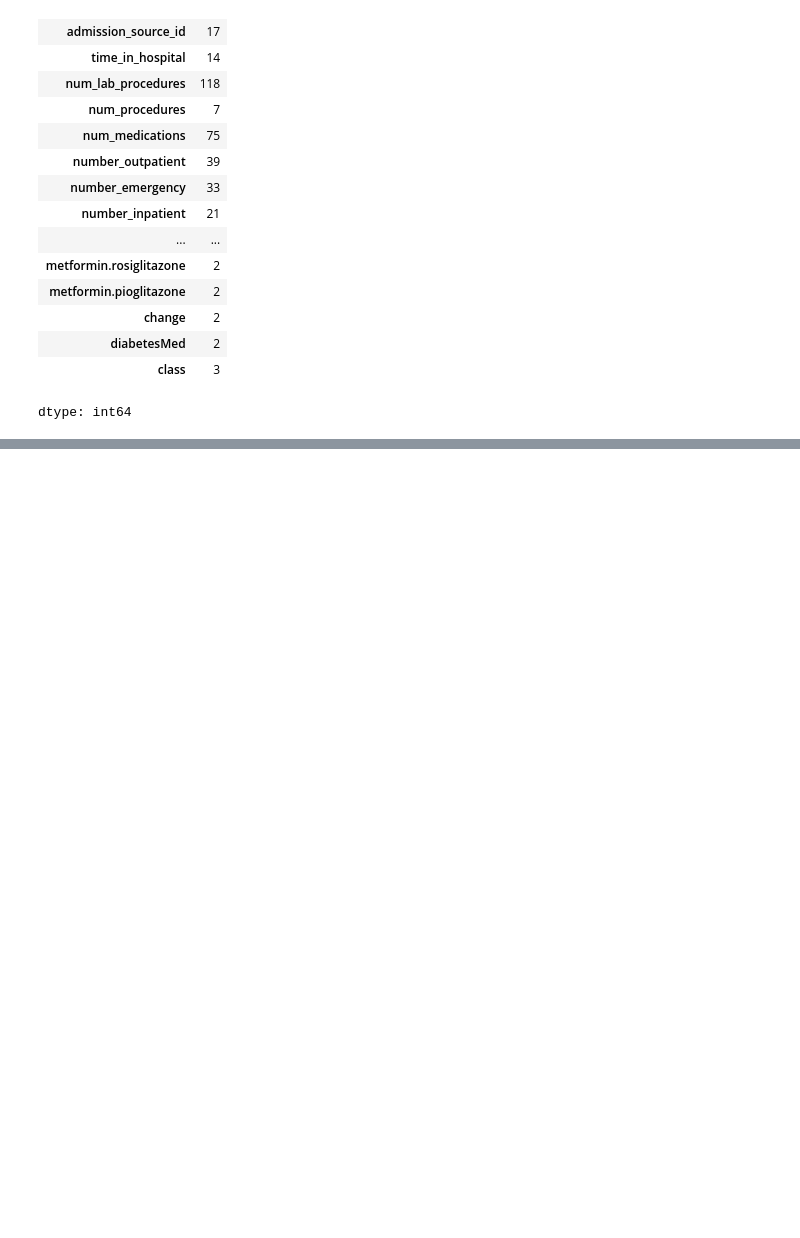
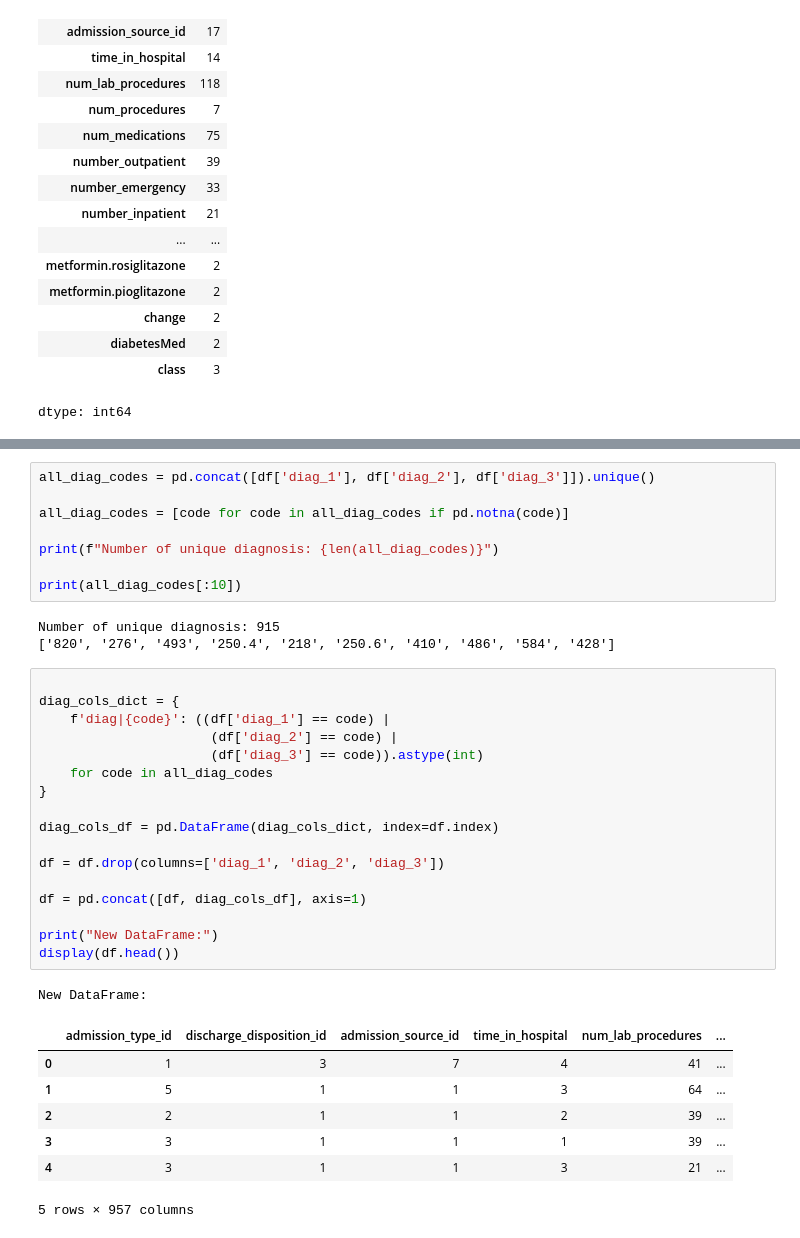
Before and after one commit to kurcinamarian/ZNEUS-2025-Diabetes, a Jupyter notebook: notebooks/DataAnalysis.ipynb, the cells around one changed output, grey strips where cells are left out. Cells and saved outputs as stored; diff of their text form; blank space fills up the shorter version.

```diff
--- a/notebooks/DataAnalysis.ipynb
+++ b/notebooks/DataAnalysis.ipynb
@@ -209,2 +237,39 @@ For example, when doing 'df[col].method(value, inplace=True)', try using 'df.met
 dtype: int64
+# %%
+all_diag_codes = pd.concat([df['diag_1'], df['diag_2'], df['diag_3']]).unique()
+
+all_diag_codes = [code for code in all_diag_codes if pd.notna(code)]
+
+print(f"Number of unique diagnosis: {len(all_diag_codes)}")
+
+print(all_diag_codes[:10])
+# %% [output]
+Number of unique diagnosis: 915
+['820', '276', '493', '250.4', '218', '250.6', '410', '486', '584', '428']
+# %%
+
+diag_cols_dict = {
+    f'diag|{code}': ((df['diag_1'] == code) |
+                      (df['diag_2'] == code) |
+                      (df['diag_3'] == code)).astype(int)
+    for code in all_diag_codes
+}
+
+diag_cols_df = pd.DataFrame(diag_cols_dict, index=df.index)
+
+df = df.drop(columns=['diag_1', 'diag_2', 'diag_3'])
+
+df = pd.concat([df, diag_cols_df], axis=1)
+
+print("New DataFrame:")
+display(df.head())
+# %% [output]
+New DataFrame:
+|  | admission_type_id | discharge_disposition_id | admission_source_id | time_in_hospital | num_lab_procedures | ... |
+| 0 | 1 | 3 | 7 | 4 | 41 | ... |
+| 1 | 5 | 1 | 1 | 3 | 64 | ... |
+| 2 | 2 | 1 | 1 | 2 | 39 | ... |
+| 3 | 3 | 1 | 1 | 1 | 39 | ... |
+| 4 | 3 | 1 | 1 | 3 | 21 | ... |
+5 rows × 957 columns
 # %%
```
Also changed, not shown: parts of 31 cells of this notebook.
